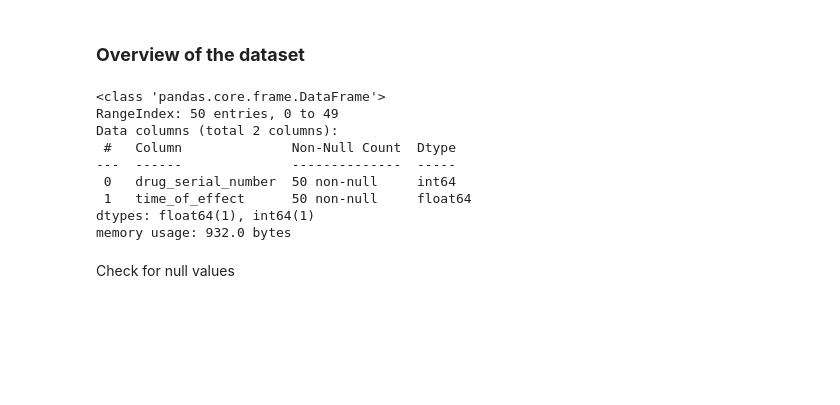
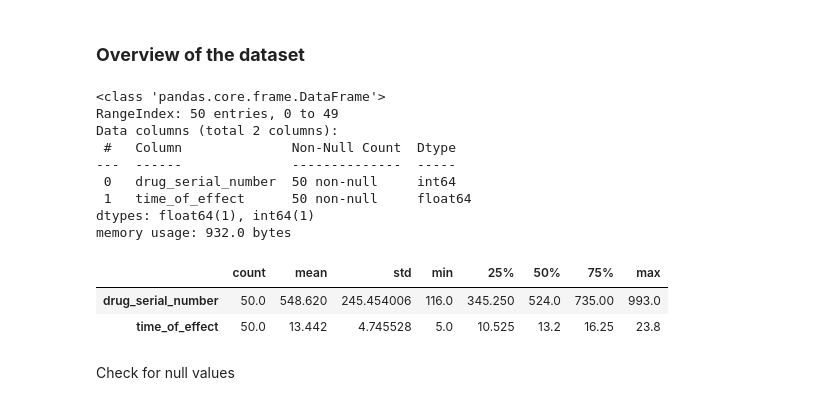
Before and after one commit to MonishDY/AI-Track, a Jupyter notebook: Assignment 2/Medicon_Case_Study_02.ipynb, the cells around one changed output. Saved outputs shown, nothing was run; the diff lists cells and outputs as text; code cells hidden in the pictures; blank space fills up the shorter version.

```diff
--- a/Assignment 2/Medicon_Case_Study_02.ipynb
+++ b/Assignment 2/Medicon_Case_Study_02.ipynb
@@ -435,6 +435,13 @@ Data columns (total 2 columns):
  1   time_of_effect      50 non-null     float64
 dtypes: float64(1), int64(1)
 memory usage: 932.0 bytes
+# %%
+# Data summary using describe()
+data.describe().T
+# %% [output]
+|  | count | mean | std | min | 25% | 50% | 75% | max |
+| drug_serial_number | 50.0 | 548.620 | 245.454006 | 116.0 | 345.250 | 524.0 | 735.00 | 993.0 |
+| time_of_effect | 50.0 | 13.442 | 4.745528 | 5.0 | 10.525 | 13.2 | 16.25 | 23.8 |
 # %% [markdown]
 Check for null values
 # %%
```
Also changed, not shown: parts of 22 cells of this notebook.
